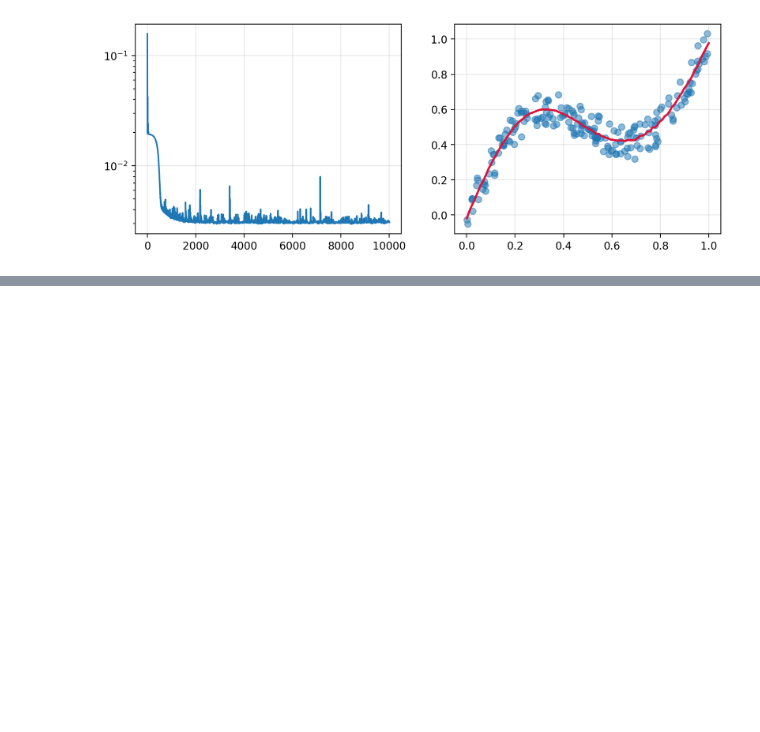
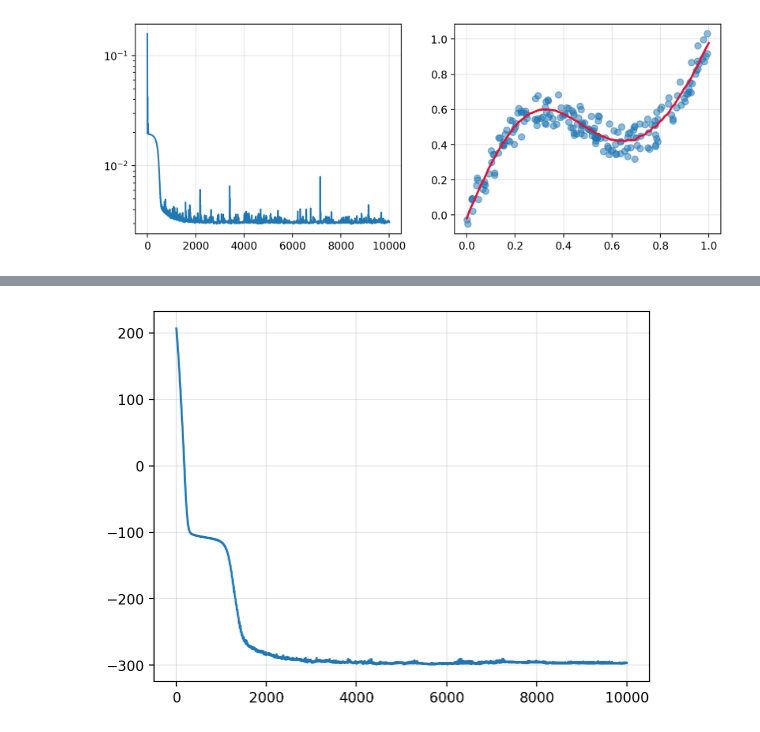
Before and after one commit to gerdm/deep-learning-bishop, a Jupyter notebook: ch06-deep-neural-networks/mixture-density-network.ipynb, the cells around one changed output, grey strips where cells are left out. Drawn from its saved outputs; the diff is of its cells as text; code cells hidden in the pictures; blank space fills up the shorter version.

```diff
--- a/ch06-deep-neural-networks/mixture-density-network.ipynb
+++ b/ch06-deep-neural-networks/mixture-density-network.ipynb
@@ -99,0 +122,29 @@ ax[1].grid(alpha=0.3)
+# %%
+def lossfn(params, x, y, apply_fn):
+    mu, sigma, pi = apply_fn(params, x[:, None])
+    E = -jnp.log((distrax.Normal(mu, sigma).prob(y[:, None]) * pi).sum(axis=1)).sum()
+    return E
+
+
+def train_step(state, i, x, y):
+    loss, grads = jax.value_and_grad(lossfn)(state.params, x, y, state.apply_fn)
+    state = state.apply_gradients(grads=grads)
+    return state, loss
+# %%
+model = MixDN(n_hidden=6, n_components=3)
+params_init = model.init(key_train, x[:, None])
+state = TrainState.create(
+    apply_fn=model.apply,
+    params=params_init,
+    tx=optax.adam(1e-3)
+)
+# %%
+part_step = partial(train_step, x=x, y=y)
+n_steps = 10_000
+steps = jnp.arange(n_steps)
+state_final, losses = jax.lax.scan(part_step, state, steps)
+# %%
+plt.plot(losses)
+plt.grid(alpha=0.3)
+# %% [output]
+[figure, added]
```
Also changed, not shown: parts of 6 cells of this notebook.
